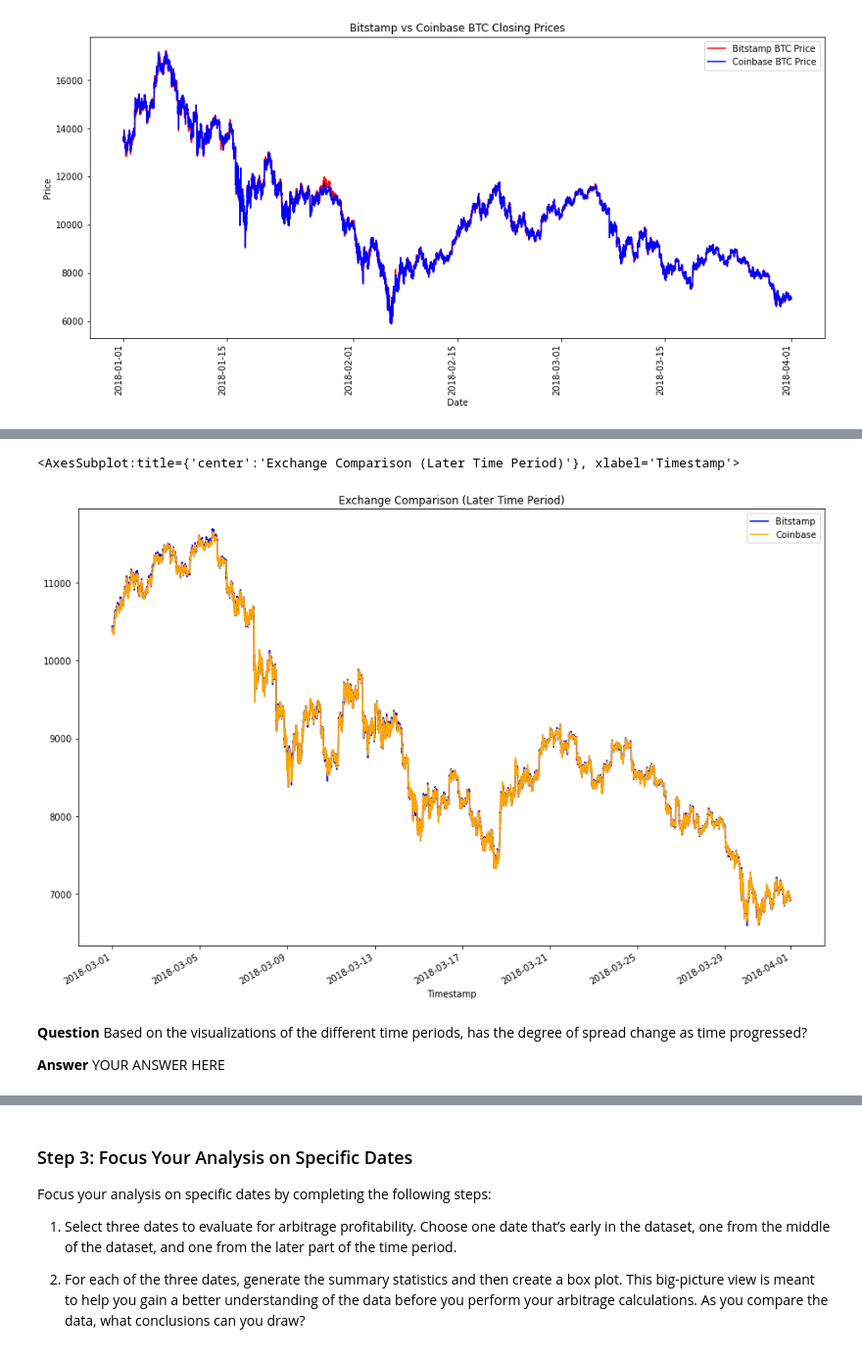
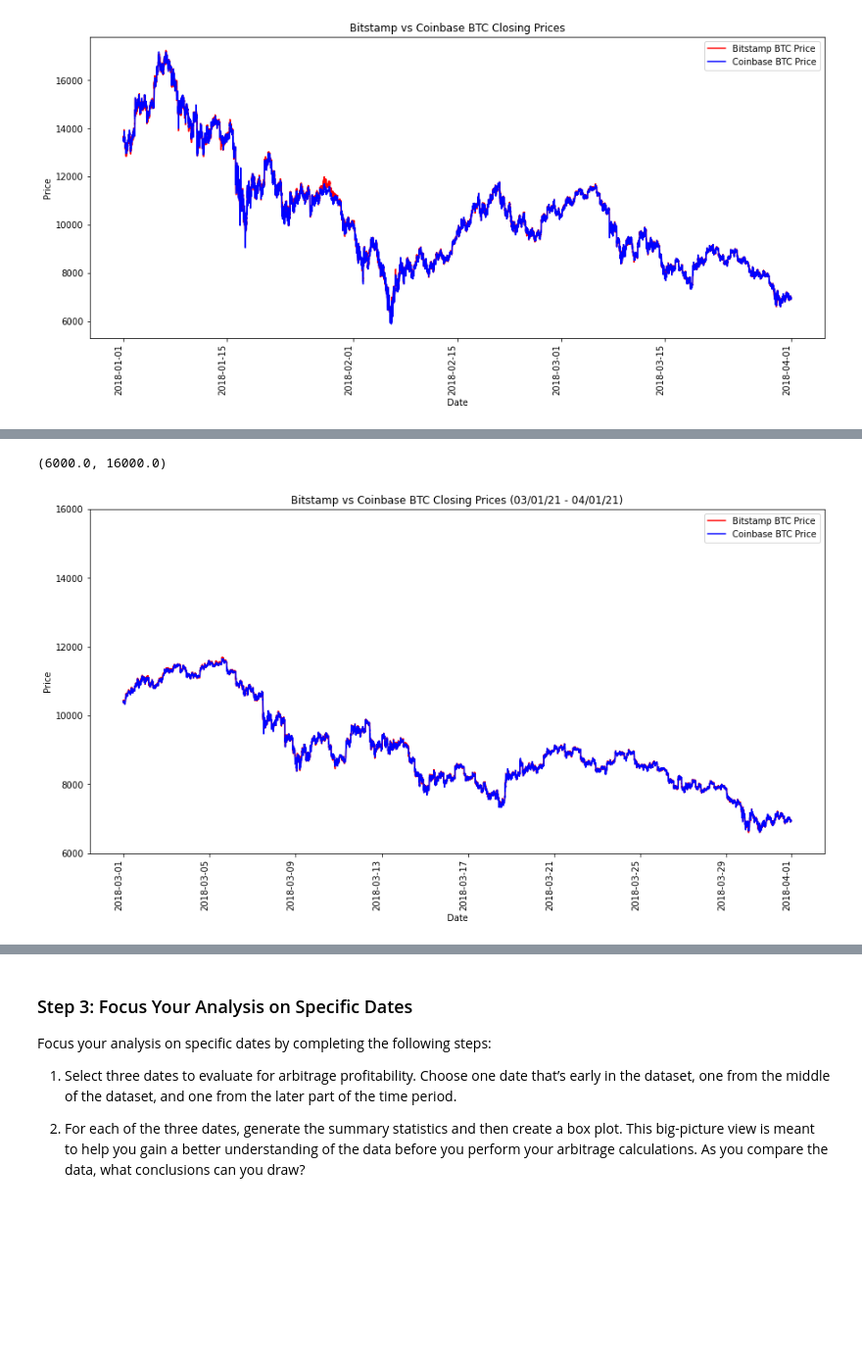
Before and after one commit to MaxAcheson/Module_3_Challenge, a Jupyter notebook: Starter_Code/crypto_arbitrage.ipynb, the cells around one changed output, grey strips where cells are left out. Shown at 98% size. Drawn from its saved outputs; the diff is of its cells as text; code cells hidden in the pictures; blank space fills up the shorter version.

```diff
--- a/Starter_Code/crypto_arbitrage.ipynb
+++ b/Starter_Code/crypto_arbitrage.ipynb
@@ -287,12 +296,16 @@ plt.legend(['Bitstamp BTC Price','Coinbase BTC Price'])
 # %%
 # Using the loc and plot functions, create an overlay plot that visualizes
 # the price action of both DataFrames for a one month period later in the dataset
 # Be sure to include the parameters: legend, figure size, title, and color and label
-# YOUR CODE HERE
+last_month_bitstamp = bitstamp_sliced.loc['2018-03-01':'2018-04-01']
+last_month_coinbase = coinbase_sliced.loc['2018-03-01':'2018-04-01']
+ax = last_month_bitstamp.plot(figsize=(15,8), rot=90, color="red")
+last_month_coinbase.plot(ax=ax, rot=90, color="blue")
+plt.title('Bitstamp vs Coinbase BTC Closing Prices (03/01/21 - 04/01/21)')
+plt.xlabel('Date')
+plt.ylabel('Price')
+plt.legend(['Bitstamp BTC Price','Coinbase BTC Price'])
+ax.set_ylim(6000,16000)
 # %% [output]
-<AxesSubplot:title={'center':'Exchange Comparison (Later Time Period)'}, xlabel='Timestamp'>
+(6000.0, 16000.0)
-[figure, old version]
+[figure, new version]
-# %% [markdown]
-**Question** Based on the visualizations of the different time periods, has the degree of spread change as time progressed?
-
-**Answer** YOUR ANSWER HERE
```
Also changed, not shown: parts of 3 cells of this notebook.
